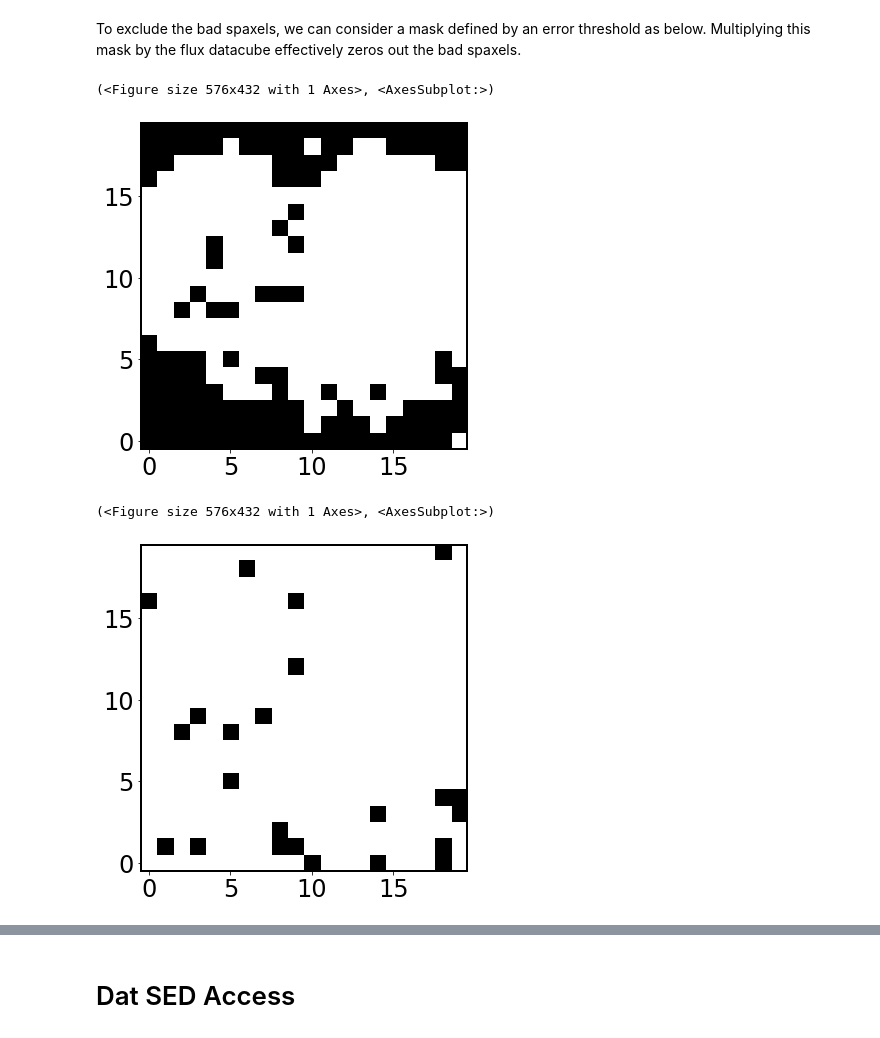
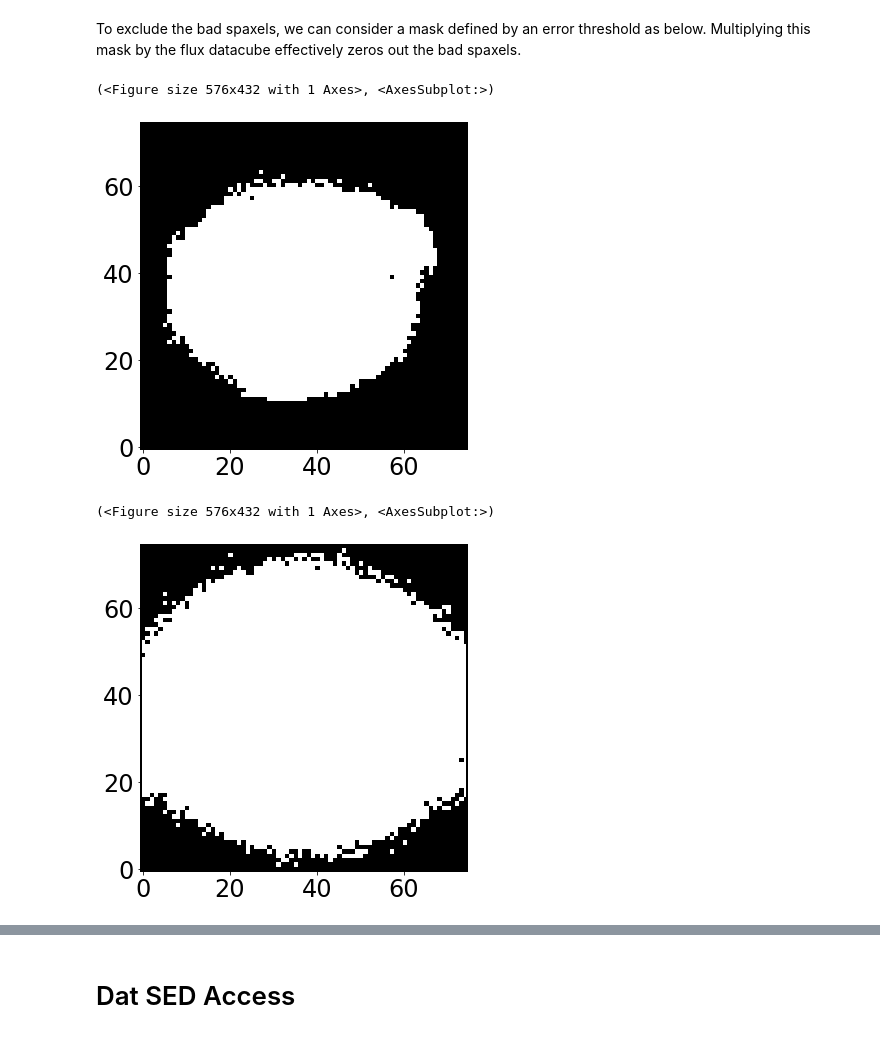
Before and after one commit to JaedenBardati/skirt-datacube, a Jupyter notebook: SKIRT-output-access.ipynb, the cells around one changed output, grey strips where cells are left out. Cells and saved outputs as stored; diff of their text form; code cells hidden in the pictures.

```diff
--- a/SKIRT-output-access.ipynb
+++ b/SKIRT-output-access.ipynb
@@ -143,10 +143,10 @@ convolved_fdc2.plot_image(5000)
 # %% [markdown]
 Here, we use higher-order moments of the photons to quantify the error for a given spaxel. These datacubes are optionally output in fits format by SKIRT by setting recordStatistics="true" for the instrument used. For more details, see https://skirt.ugent.be/root/_user_statistics.html.
 # %%
-FILENAME_STATS1 = 'romulus_convert_5107_20_0_i0_stats1.fits'
-FILENAME_STATS2 = 'romulus_convert_5107_20_0_i0_stats2.fits'
-FILENAME_STATS3 = 'romulus_convert_5107_20_0_i0_stats3.fits'
-FILENAME_STATS4 = 'romulus_convert_5107_20_0_i0_stats4.fits'
+FILENAME_STATS1 = 'fits_files/romulus_convert_5271_4_2_stats1.fits'
+FILENAME_STATS2 = 'fits_files/romulus_convert_5271_4_2_stats2.fits'
+FILENAME_STATS3 = 'fits_files/romulus_convert_5271_4_2_stats3.fits'
+FILENAME_STATS4 = 'fits_files/romulus_convert_5271_4_2_stats4.fits'
 NPHOTONS = 5e9  # total number of photon packets used in the SKIRT run
 
 fdc_stats1 = FitsDatacube(FILENAME_STATS1, ounits=UNITS)
@@ -216,15 +216,15 @@ strict_mask = (R < 0.1) & (VOV < 0.1)        # a more strict mask (use if possib
 lenient_mask = (R < 0.2) & (VOV < 0.2)       # a less strict mask (use if necessary)
 # %%
 # visualize the strict mask at a given wavelength
-strict_mask.plot_image(3400, vmin=0, vmax=1)
+strict_mask.plot_image(5000, vmin=0, vmax=1)
 # %% [output]
 (<Figure size 576x432 with 1 Axes>, <AxesSubplot:>)
-[figure, old version]
+[figure, new version]
 # %%
 # visualize the mask at a given wavelength
-lenient_mask.plot_image(3400, vmin=0, vmax=1)
+lenient_mask.plot_image(5000, vmin=0, vmax=1)
 # %% [output]
 (<Figure size 576x432 with 1 Axes>, <AxesSubplot:>)
-[figure, old version]
+[figure, new version]
 # %%
 # Multiply the mask by the flux datacube to obtain an image with zeros at the bad spaxels.
```
Also changed, not shown: parts of 16 cells of this notebook, 1 other file.
